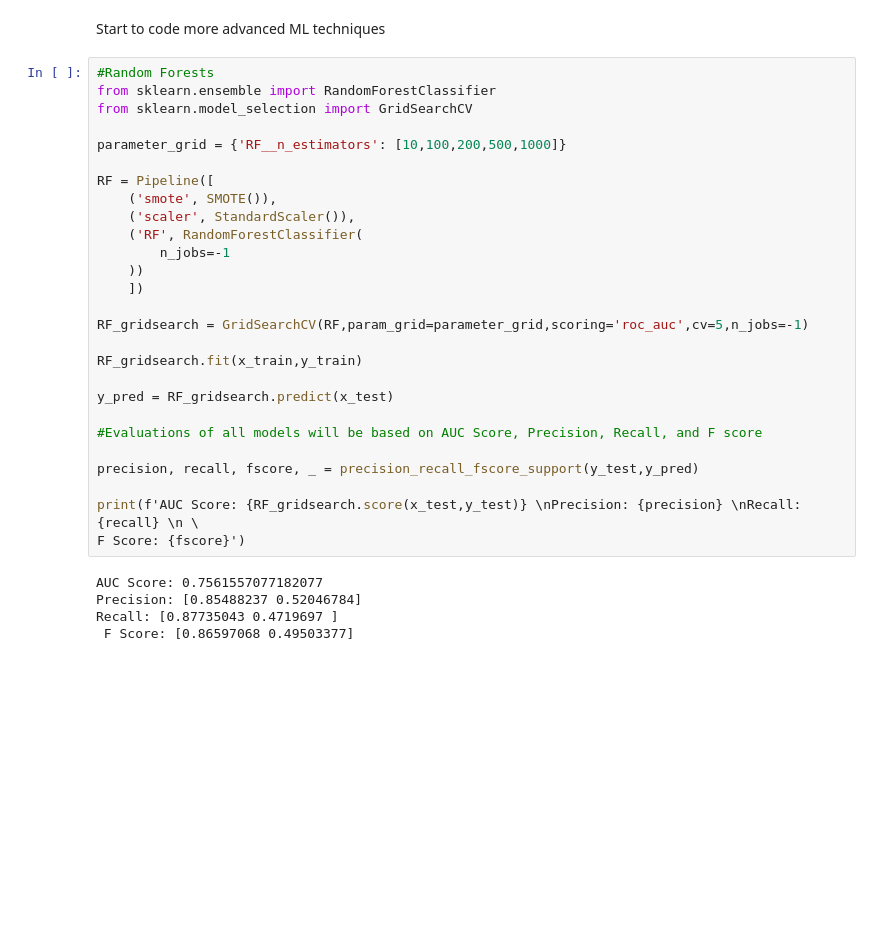
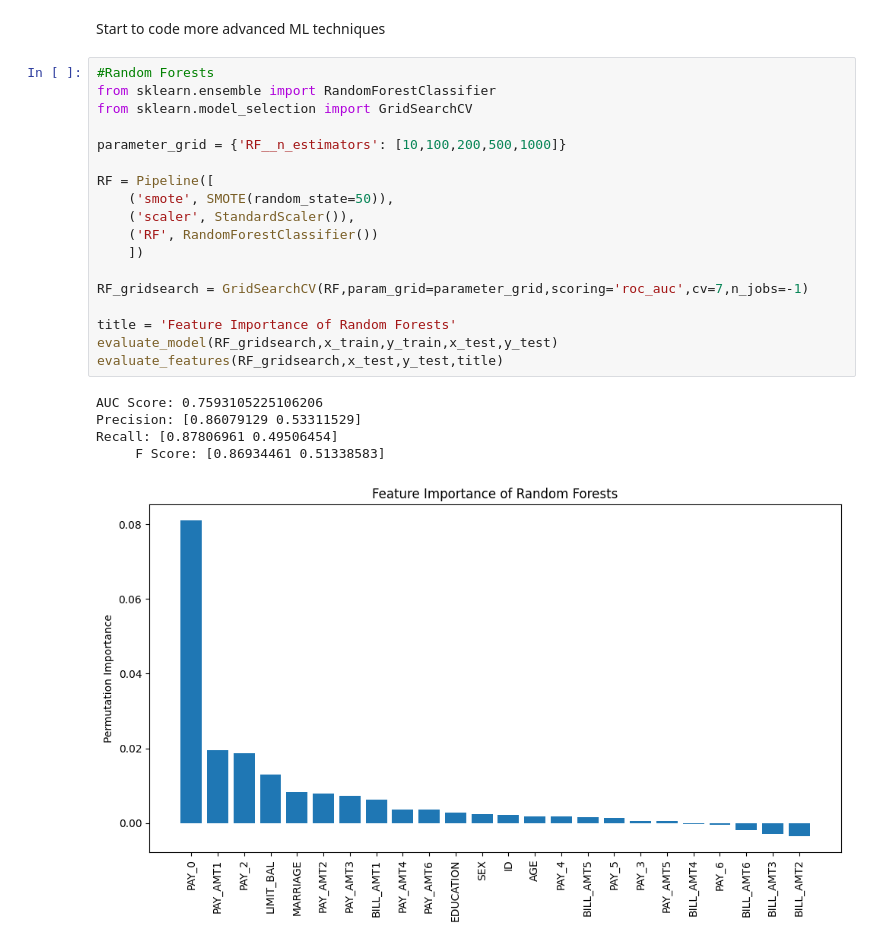
Before and after one commit to melakubu/DS340, a Jupyter notebook: DS340_models_SMOTE.ipynb, the cells around one changed output. Cells and saved outputs as stored; diff of their text form; blank space fills up the shorter version.

```diff
--- a/DS340_models_SMOTE.ipynb
+++ b/DS340_models_SMOTE.ipynb
@@ -83,32 +115,24 @@ Start to code more advanced ML techniques
 # %%
 #Random Forests
 from sklearn.ensemble import RandomForestClassifier
 from sklearn.model_selection import GridSearchCV
 
 parameter_grid = {'RF__n_estimators': [10,100,200,500,1000]}
 
 RF = Pipeline([
-    ('smote', SMOTE()),
+    ('smote', SMOTE(random_state=50)),
     ('scaler', StandardScaler()),
-    ('RF', RandomForestClassifier(
-        n_jobs=-1
-    ))
+    ('RF', RandomForestClassifier())
     ])
 
-RF_gridsearch = GridSearchCV(RF,param_grid=parameter_grid,scoring='roc_auc',cv=5,n_jobs=-1)
+RF_gridsearch = GridSearchCV(RF,param_grid=parameter_grid,scoring='roc_auc',cv=7,n_jobs=-1)
 
-RF_gridsearch.fit(x_train,y_train)
-
-y_pred = RF_gridsearch.predict(x_test)
-
-#Evaluations of all models will be based on AUC Score, Precision, Recall, and F score
-
-precision, recall, fscore, _ = precision_recall_fscore_support(y_test,y_pred)
-
-print(f'AUC Score: {RF_gridsearch.score(x_test,y_test)} \nPrecision: {precision} \nRecall: {recall} \n \
-F Score: {fscore}')
+title = 'Feature Importance of Random Forests'
+evaluate_model(RF_gridsearch,x_train,y_train,x_test,y_test)
+evaluate_features(RF_gridsearch,x_test,y_test,title)
 # %% [output]
-AUC Score: 0.7561557077182077
-Precision: [0.85488237 0.52046784]
-Recall: [0.87735043 0.4719697 ]
- F Score: [0.86597068 0.49503377]
+AUC Score: 0.7593105225106206
+Precision: [0.86079129 0.53311529]
+Recall: [0.87806961 0.49506454]
+     F Score: [0.86934461 0.51338583]
+[figure, added]
```
Also changed, not shown: parts of 6 cells of this notebook, 1 other file.
